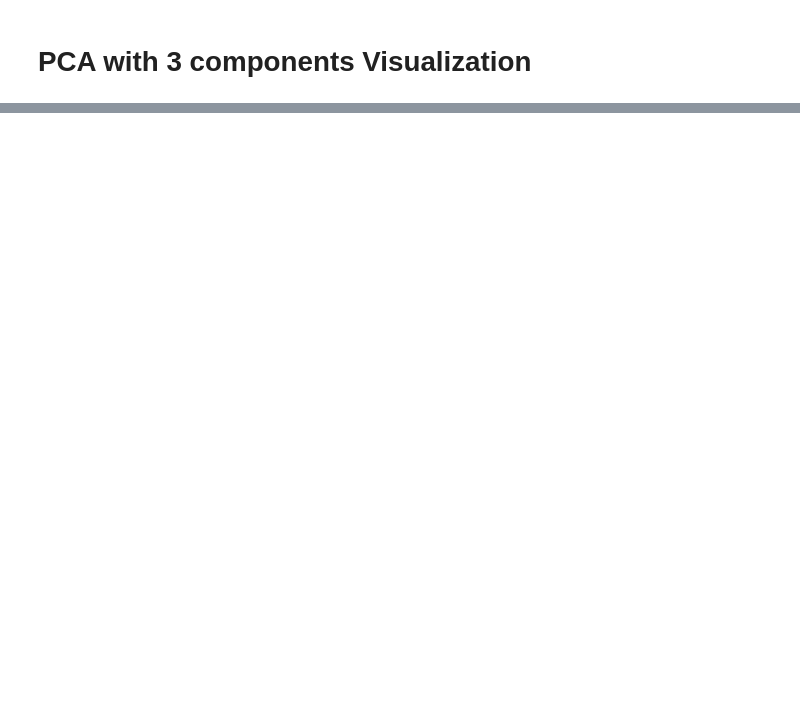
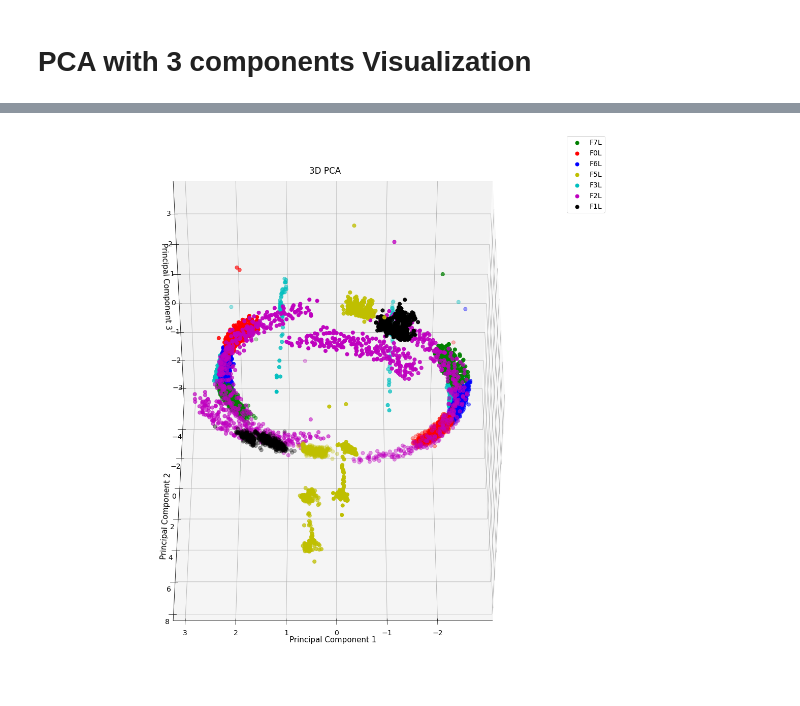
Before and after one commit to yasinahmadpoor/FaultDiagnosis, a Jupyter notebook: PanelFaultDiagnosis/Data_Survey_PCA_SolarPanel.ipynb, the cells around one changed output, grey strips where cells are left out. Cells and saved outputs as stored; diff of their text form; code cells hidden in the pictures; blank space fills up the shorter version.

```diff
--- a/PanelFaultDiagnosis/Data_Survey_PCA_SolarPanel.ipynb
+++ b/PanelFaultDiagnosis/Data_Survey_PCA_SolarPanel.ipynb
@@ -154,3 +161,35 @@ X_pca = pca_3.fit_transform(X_sc_train)
 principalDf = pd.DataFrame(data = X_pca, columns = ['principal component 1', 'principal component 2','principal component 3'])
 
 principalDf['Fault']=np.array(y_train)
+# %%
+from mpl_toolkits.mplot3d import Axes3D
+
+
+fig = plt.figure(figsize=(20,20))
+
+# syntax for 3-D projection
+ax = plt.axes(projection='3d')
+
+# defining all 3 axes
+fault = y_train.unique()
+colors = ['g', 'r','b','y','c','m','k']
+for fault, color in zip(fault,colors):
+    indicesToKeep = principalDf['Fault'] == fault
+    ax.scatter3D(principalDf.loc[indicesToKeep, 'principal component 1']
+               , principalDf.loc[indicesToKeep, 'principal component 2']
+               , principalDf.loc[indicesToKeep, 'principal component 3']
+               , c = color
+               , s = 50)
+ax.legend(y_train.unique())
+
+
+# plotting
+ax.set_xlabel('Principal Component 1', fontsize = 15)
+ax.set_ylabel('Principal Component 2', fontsize = 15)
+ax.set_zlabel('Principal Component 3', fontsize = 15)
+
+ax.set_title('3D PCA')
+ax.view_init(45,90)
+
+plt.show()
+# %% [output]
@@ -156,0 +198 @@ principalDf['Fault']=np.array(y_train)
+[figure, added]
```
Also changed, not shown: parts of 6 cells of this notebook.
